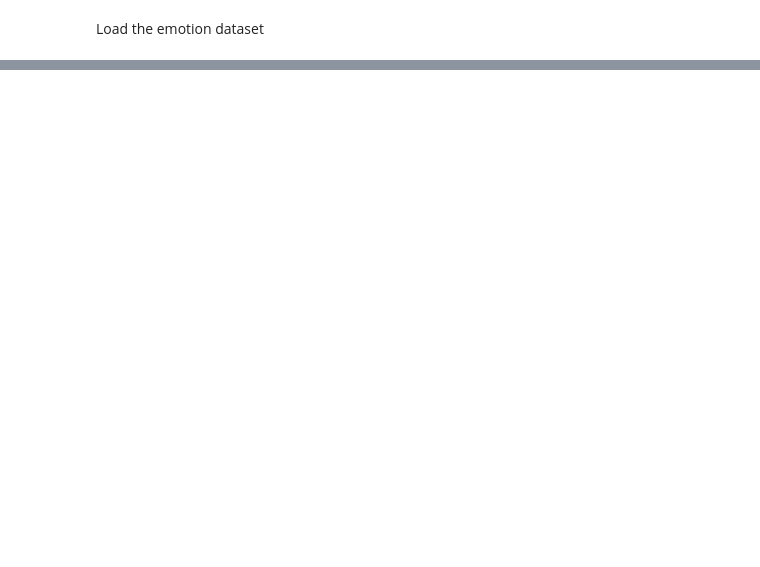
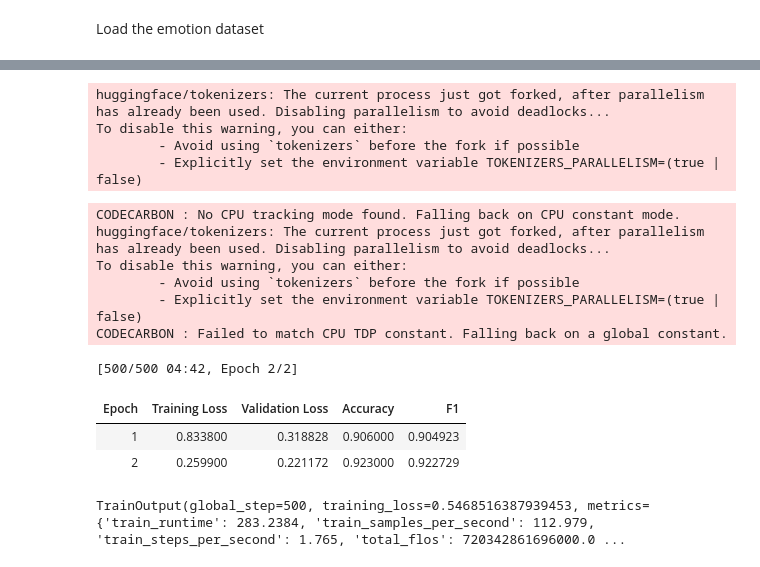
Before and after one commit to jelacicedin/huggingface-transformers-learning, a Jupyter notebook: text-classification/first_look_text_classification.ipynb, the cells around one changed output, grey strips where cells are left out. Cells and saved outputs as stored; diff of their text form; code cells hidden in the pictures; blank space fills up the shorter version.

```diff
--- a/text-classification/first_look_text_classification.ipynb
+++ b/text-classification/first_look_text_classification.ipynb
@@ -141,0 +327,10 @@ df_emb.head()
+# %%
+from sklearn.metrics import accuracy_score, f1_score
+
+
+def compute_metrics(pred):
+    labels = pred.label_ids
+    preds = pred.predictions.argmax(-1)
+    f1 = f1_score(labels, preds, average="weighted")
+    acc = accuracy_score(labels, preds)
+    return {"accuracy": acc, "f1": f1}
@@ -141,0 +347,49 @@ df_emb.head()
+# %%
+from transformers import Trainer, TrainingArguments
+
+batch_size = 64
+logging_steps = len(emotions_encoded["train"]) // batch_size
+model_name = f"{model_ckpt}-finetuned-emotion"
+training_args = TrainingArguments(
+    output_dir=model_name,
+    num_train_epochs=2,
+    learning_rate=2e-5,
+    per_device_eval_batch_size=batch_size,
+    per_device_train_batch_size=batch_size,
+    weight_decay=0.01,
+    evaluation_strategy="epoch",
+    disable_tqdm=False,
+    logging_steps=logging_steps,
+    push_to_hub=True,
+    log_level="error",
+)
+# %% [output]
+huggingface/tokenizers: The current process just got forked, after parallelism has already been used. Disabling parallelism to avoid deadlocks...
+To disable this warning, you can either:
+        - Avoid using `tokenizers` before the fork if possible
+        - Explicitly set the environment variable TOKENIZERS_PARALLELISM=(true | false)
+# %%
+from transformers import Trainer
+
+trainer = Trainer(
+    model=model,
+    args=training_args,
+    compute_metrics=compute_metrics,
+    train_dataset=emotions_encoded["train"],
+    eval_dataset=emotions_encoded["validation"],
+    tokenizer=tokenizer
+)
+
+trainer.train()
+# %% [output]
+CODECARBON : No CPU tracking mode found. Falling back on CPU constant mode.
+huggingface/tokenizers: The current process just got forked, after parallelism has already been used. Disabling parallelism to avoid deadlocks...
+To disable this warning, you can either:
+        - Avoid using `tokenizers` before the fork if possible
+        - Explicitly set the environment variable TOKENIZERS_PARALLELISM=(true | false)
+CODECARBON : Failed to match CPU TDP constant. Falling back on a global constant.
+[500/500 04:42, Epoch 2/2]
+| Epoch | Training Loss | Validation Loss | Accuracy | F1 |
+| 1 | 0.833800 | 0.318828 | 0.906000 | 0.904923 |
+| 2 | 0.259900 | 0.221172 | 0.923000 | 0.922729 |
+TrainOutput(global_step=500, training_loss=0.5468516387939453, metrics={'train_runtime': 283.2384, 'train_samples_per_second': 112.979, 'train_steps_per_second': 1.765, 'total_flos': 720342861696000.0 ...
```
Also changed, not shown: parts of 42 cells of this notebook, 2 other files.
